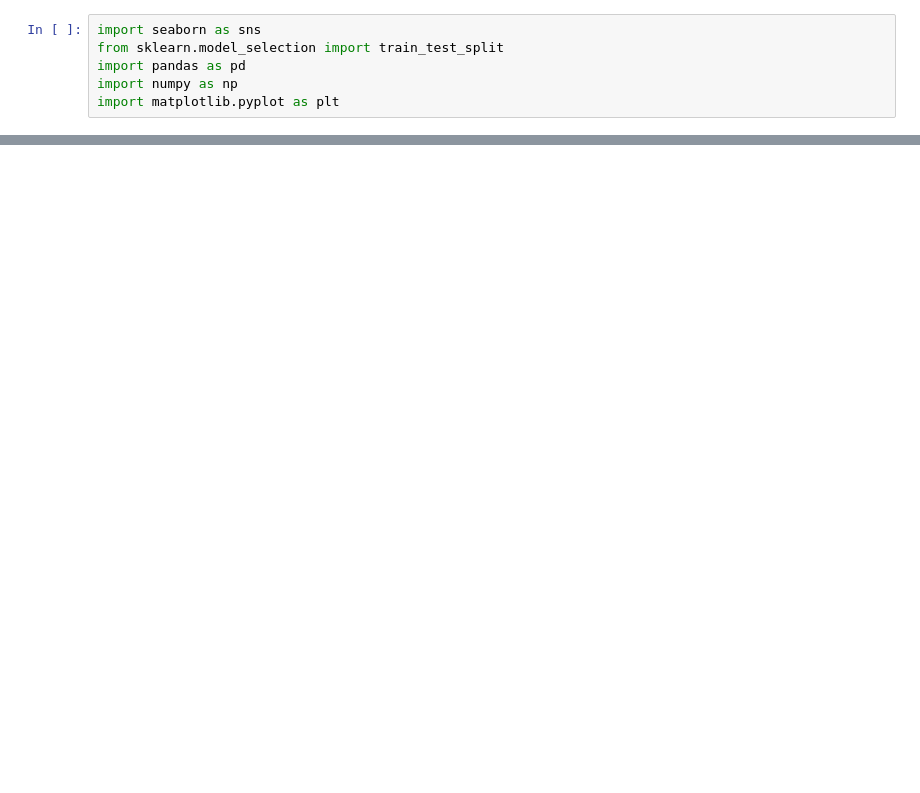
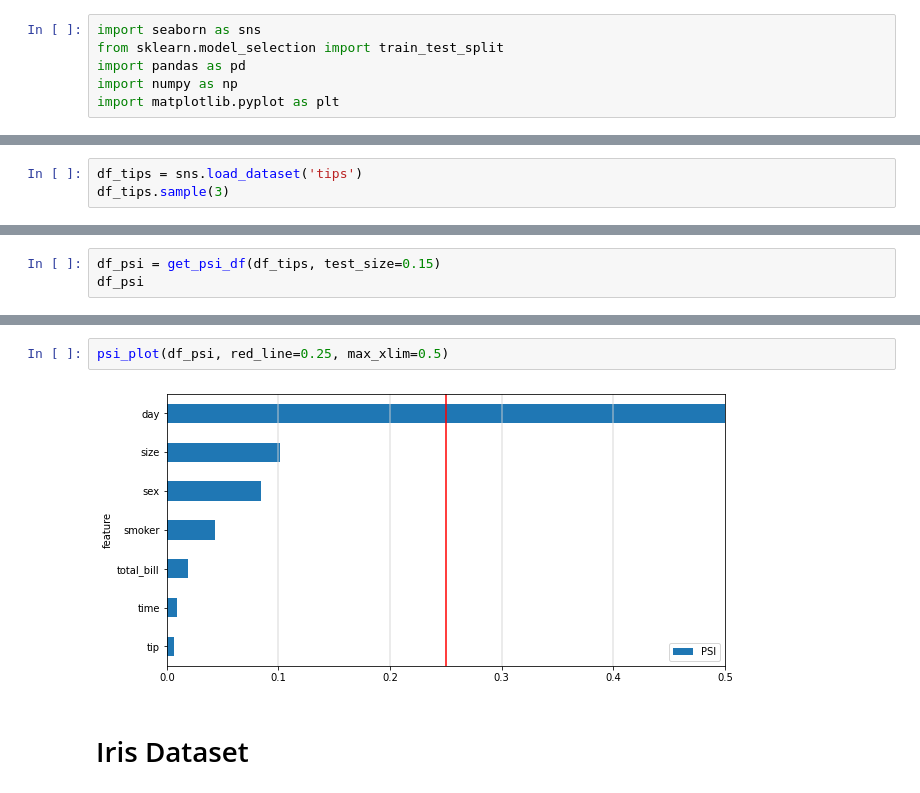
Before and after one commit to enmanuelsg/examples, a Jupyter notebook: notebooks/psi_example.ipynb, the cells around one changed output, grey strips where cells are left out. Drawn from its saved outputs; the diff is of its cells as text; blank space fills up the shorter version.

```diff
--- a/notebooks/psi_example.ipynb
+++ b/notebooks/psi_example.ipynb
@@ -258,0 +305,3 @@ train.deck.name
+# %%
+df_tips = sns.load_dataset('tips')
+df_tips.sample(3)
@@ -258,0 +313,3 @@ train.deck.name
+# %%
+df_psi = get_psi_df(df_tips, test_size=0.15)
+df_psi
@@ -258,0 +325,6 @@ train.deck.name
+# %%
+psi_plot(df_psi, red_line=0.25, max_xlim=0.5)
+# %% [output]
+[figure, added]
+# %% [markdown]
+# Iris Dataset
```
Also changed, not shown: parts of 58 cells of this notebook.
